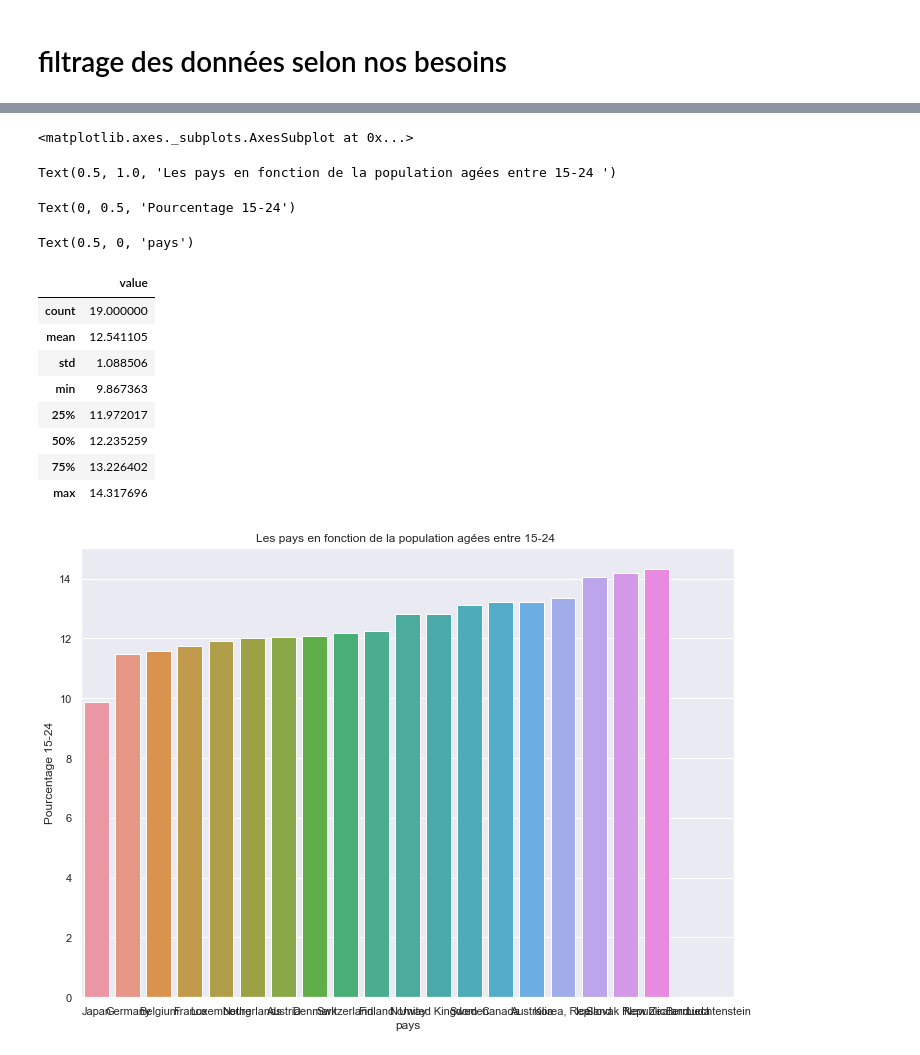
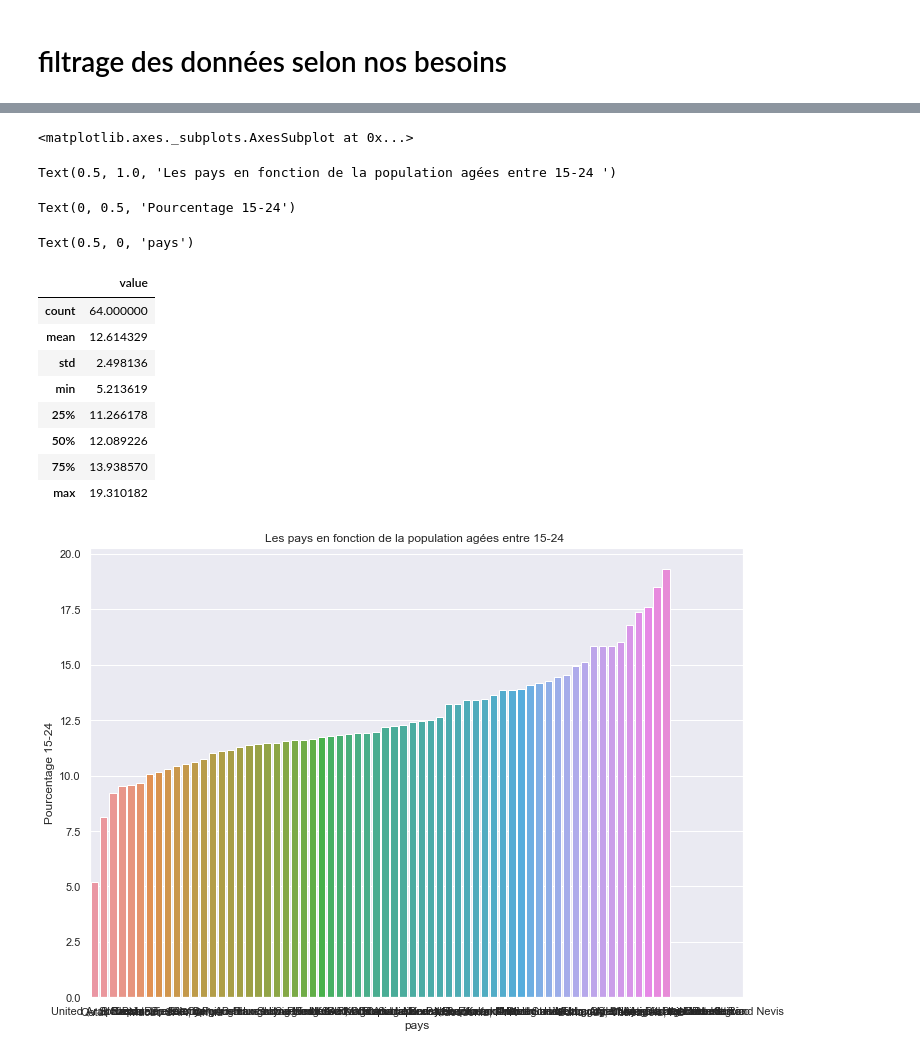
Before and after one commit to axibord/Data_Science, a Jupyter notebook: Test_solo2.ipynb, the cells around one changed output, grey strips where cells are left out. Drawn from its saved outputs; the diff is of its cells as text; code cells hidden in the pictures.

```diff
--- a/Test_solo2.ipynb
+++ b/Test_solo2.ipynb
@@ -266,14 +260,17 @@ Text(0.5, 1.0, 'Le PIB des continents')
 # %% [markdown]
 # Visualisation et Analyse des données pour les pays
 # %%
+# ICI on peux changer l'année d'étude et cela affectera toute notre étude, ce qui est interessant si on veux voir pour d'autres années
+#SELECTION de l'année a étudier :
+data = data_principale_2015
 
 # on voit qu'il ya 242 pays uniques
-pays_unique = data_principale_2010['Country Code'].unique()
+pays_unique = data['Country Code'].unique()
 pays_unique.size
 
 # on plot le graphe pour voir la féquence d'apparition des pays
-plt.title("Fréquence d'apparitions des pays")
-beta = data_principale_2010['Country Code'].value_counts()
+plt.title("Fréquence d'apparitions des continents et pays ")
+beta = data['Country Code'].value_counts()
 plt.xlabel("pays unique")
 
 sns.barplot(x=pays_unique,y=beta,data=data_principale_2010)
@@ -282,8 +279,8 @@ plt.ylabel("fréquence")
 
 # les statistiques descriptives et le graphe nous confirme que 75% des pays ont une fréquence d'apparition elevéé et seulement 25% ont une fréquence faible
 # donc on peut se permettre d'enelver les 25% de pays qui ont une faible apparition.
-data_principale_2010['Country Code'].value_counts().describe()
+data['Country Code'].value_counts().describe()
 
 #Je choisis donc de prendre seulement les pays avec une fréquence d'apparitions de 500 et plus pour prendre la majeur partie de nos données
-test=data_principale_2010.groupby(['Country Code','Country Name']).filter(lambda x: x['Country Code'].size>=600)
+test=data.groupby(['Country Code','Country Name']).filter(lambda x: x['Country Code'].size>=600)
 # %% [output]
@@ -309,7 +306,7 @@ Name: Country Code, dtype: float64
 test['Indicator Code'].value_counts().describe(percentiles  = [.10, .60, .73])
 
 # Donc je decide de prendre seulements les 20 a 25% restant qui se sont repetés suffisament de fois car les autres on ne pourra de toute facon pas les utiliser,cela est impossible
-test=data_principale_2010.groupby('Indicator Code').filter(lambda x: x['Indicator Code'].size>140)
+test=data.groupby('Indicator Code').filter(lambda x: x['Indicator Code'].size>130)
 
 #je visualise ensuite les indicateurs manuellement pour en selectionner quelqu'uns les plus pertinants
 test['Indicator Name'].value_counts()
@@ -393,10 +399,10 @@ dtype: int64
 # %%
 sns.distplot(test2['Internet users (per 100 people)'],kde=False)
 # cet histograme nous indique qu'il ya assez de données ou les personnes ont accés a internet est suffisament elevé
-# L'accés a internet est une variable extrement importante pour notre cas on selectionne donc les pays qui ont 70/100 personnes au minimum qui
+# L'accés a internet est une variable extrement importante pour notre cas on selectionne donc les pays qui ont 50/100 personnes au minimum qui
 # ont accés a internet et peut etre meme plus
 plt.title("Repartition des pays en fonction de l'accés a internet")
-test3 = test2.loc[test2['Internet users (per 100 people)']>=75]
+test3 = test2.loc[test2['Internet users (per 100 people)']>=60]
 test3 = test3.reset_index()
 test3.head(5)
 # %% [output]
@@ -412,30 +448,28 @@ Text(0.5, 1.0, "Repartition des pays en fonction de l'accés a internet")
 # %%
-# Il reste a trier les pays en fonction du pourcentage de la population agées entre 15 et 24 ans
-percentage_1524 = (test3['Population, ages 15-24, total']*100)/test3['Population, total']
+# on peut voir aussi les pays en fonction du pourcentage de la population agées entre 15 et 24 ans
+percentage_15245 = (test3['Population, ages 15-24, total']*100)/test3['Population, total']
 
-# percentage_1524
-percentage = pd.concat([test3['Country Name'],percentage_1524],axis=1)
-percentage = percentage.sort_values(by=0)
-percentage = percentage.rename(columns = {0:'value'})
-sns.barplot(x=percentage['Country Name'],y= percentage['value'])
+
+percentage1 = pd.concat([test3['Country Name'],percentage_15245],axis=1)
+percentage1 = percentage1.sort_values(by=0)
+percentage1 = percentage1.rename(columns = {0:'value'})
+sns.barplot(x=percentage1['Country Name'],y= percentage1['value'])
 plt.title("Les pays en fonction de la population agées entre 15-24 ")
 plt.ylabel("Pourcentage 15-24")
 plt.xlabel("pays")
-
-#test statistiques pour voir en pourcetage combien de pays ont le gros pourcentage de population agées entre 15 et 24 ans
-percentage.describe()
+percentage1.describe()
 # %% [output]
 <matplotlib.axes._subplots.AxesSubplot at 0x...>
 Text(0.5, 1.0, 'Les pays en fonction de la population agées entre 15-24 ')
 Text(0, 0.5, 'Pourcentage 15-24')
 Text(0.5, 0, 'pays')
 |  | value |
-| count | 19.000000 |
-| mean | 12.541105 |
-| std | 1.088506 |
-| min | 9.867363 |
-| 25% | 11.972017 |
-| 50% | 12.235259 |
-| 75% | 13.226402 |
-| max | 14.317696 |
+| count | 64.000000 |
+| mean | 12.614329 |
+| std | 2.498136 |
+| min | 5.213619 |
+| 25% | 11.266178 |
+| 50% | 12.089226 |
+| 75% | 13.938570 |
+| max | 19.310182 |
-[figure, old version]
+[figure, new version]
```
Also changed, not shown: parts of 18 cells of this notebook.
